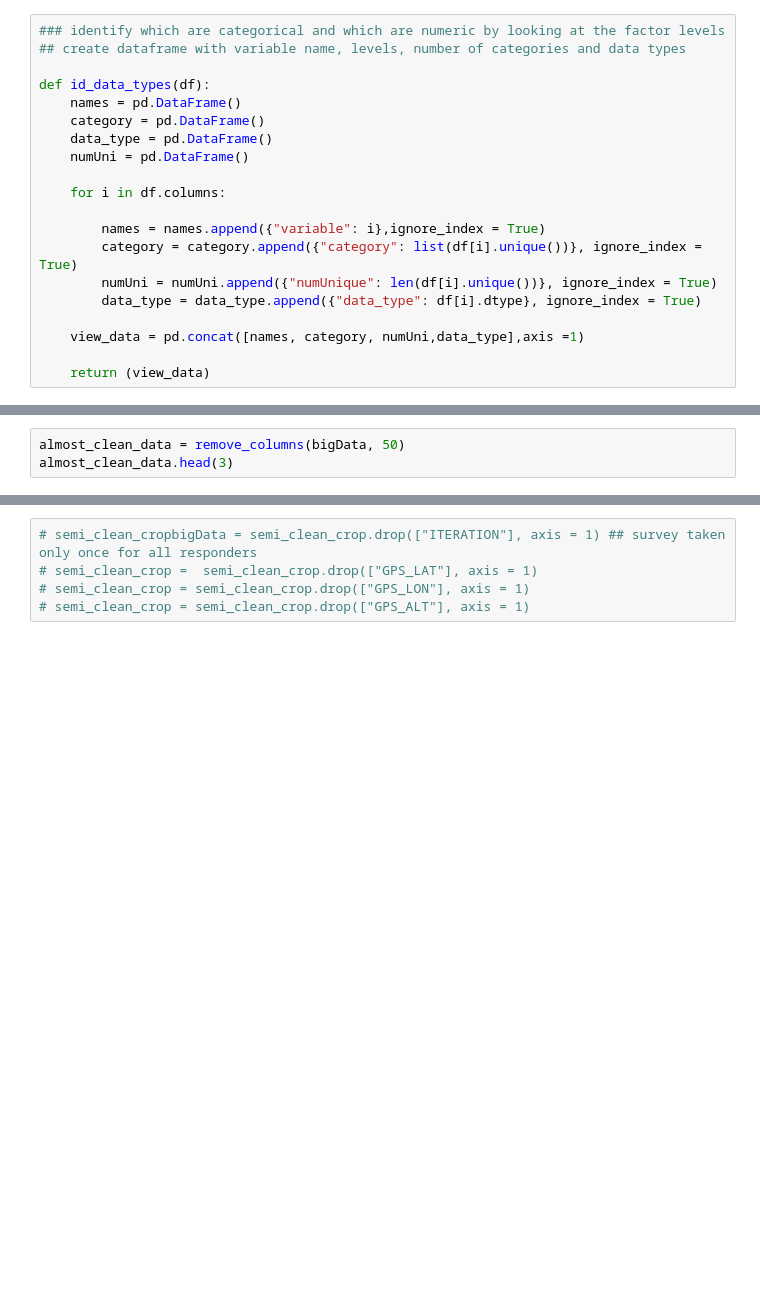
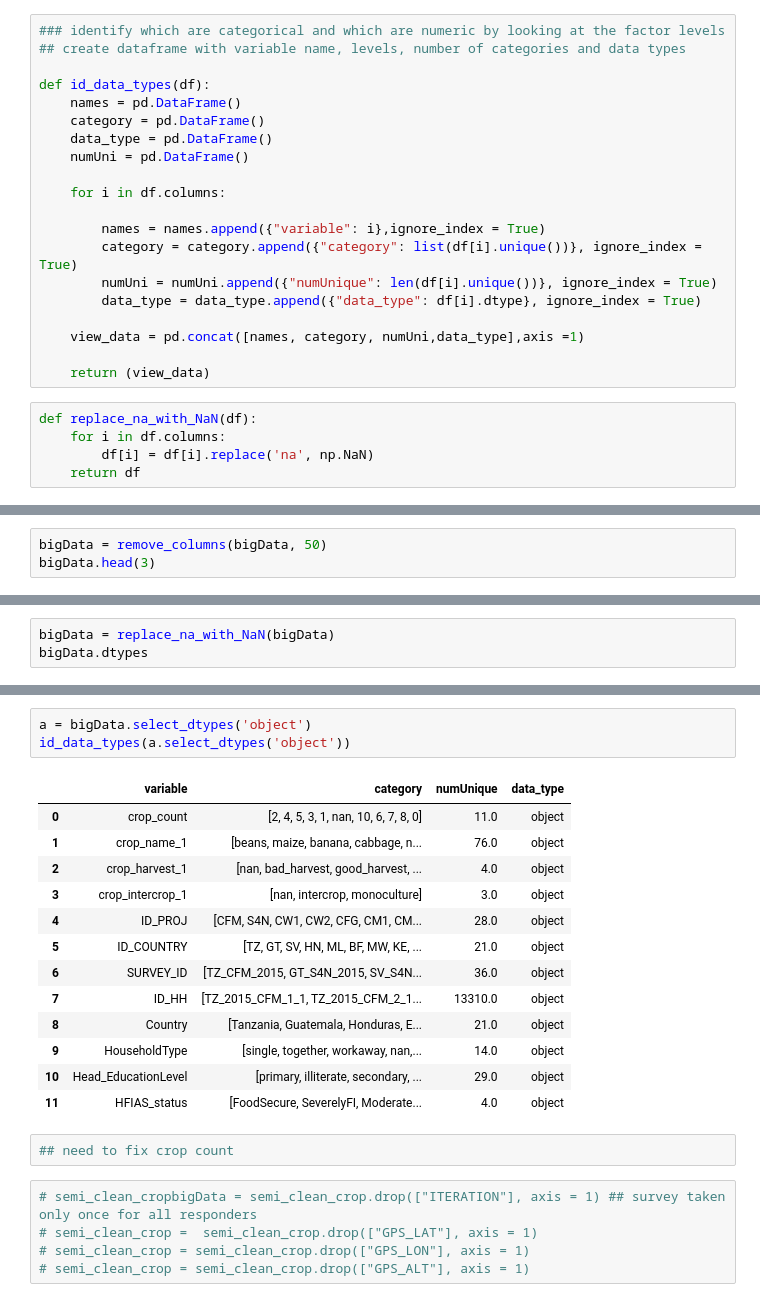
Before and after one commit to laporpe/STA_208, a Jupyter notebook: more_data_cleaning.ipynb, the cells around one changed output, grey strips where cells are left out. Saved outputs shown, nothing was run; the diff lists cells and outputs as text; blank space fills up the shorter version.

Commit message:
converted all na to NaN in bigData

```diff
--- a/more_data_cleaning.ipynb
+++ b/more_data_cleaning.ipynb
@@ -63,6 +63,11 @@ def id_data_types(df):
     view_data = pd.concat([names, category, numUni,data_type],axis =1)
 
     return (view_data)
+# %%
+def replace_na_with_NaN(df):
+    for i in df.columns:
+        df[i] = df[i].replace('na', np.NaN)
+    return df
 # %%
 bigData  = pd.concat([rhomis_data,rh_indic ],axis = 1)
 bigData
@@ -86,3 +97,3 @@ bigData
 # %%
-almost_clean_data = remove_columns(bigData, 50)
-almost_clean_data.head(3)
+bigData = remove_columns(bigData, 50)
+bigData.head(3)
@@ -93,0 +106,3 @@ getNAs(crop_data)
+# %%
+bigData = replace_na_with_NaN(bigData)
+bigData.dtypes
@@ -94,3 +127,22 @@ getNAs(crop_data)
+# %%
+a = bigData.select_dtypes('object')
+id_data_types(a.select_dtypes('object'))
+# %% [output]
+|  | variable | category | numUnique | data_type |
+| 0 | crop_count | [2, 4, 5, 3, 1, nan, 10, 6, 7, 8, 0] | 11.0 | object |
+| 1 | crop_name_1 | [beans, maize, banana, cabbage, n... | 76.0 | object |
+| 2 | crop_harvest_1 | [nan, bad_harvest, good_harvest, ... | 4.0 | object |
+| 3 | crop_intercrop_1 | [nan, intercrop, monoculture] | 3.0 | object |
+| 4 | ID_PROJ | [CFM, S4N, CW1, CW2, CFG, CM1, CM... | 28.0 | object |
+| 5 | ID_COUNTRY | [TZ, GT, SV, HN, ML, BF, MW, KE, ... | 21.0 | object |
+| 6 | SURVEY_ID | [TZ_CFM_2015, GT_S4N_2015, SV_S4N... | 36.0 | object |
+| 7 | ID_HH | [TZ_2015_CFM_1_1, TZ_2015_CFM_2_1... | 13310.0 | object |
+| 8 | Country | [Tanzania, Guatemala, Honduras, E... | 21.0 | object |
+| 9 | HouseholdType | [single, together, workaway, nan,... | 14.0 | object |
+| 10 | Head_EducationLevel | [primary, illiterate, secondary, ... | 29.0 | object |
+| 11 | HFIAS_status | [FoodSecure, SeverelyFI, Moderate... | 4.0 | object |
+# %%
+## need to fix crop count
 # %%
 # semi_clean_cropbigData = semi_clean_crop.drop(["ITERATION"], axis = 1) ## survey taken only once for all responders
 # semi_clean_crop =  semi_clean_crop.drop(["GPS_LAT"], axis = 1)
```
Also changed, not shown: parts of 6 cells of this notebook.
